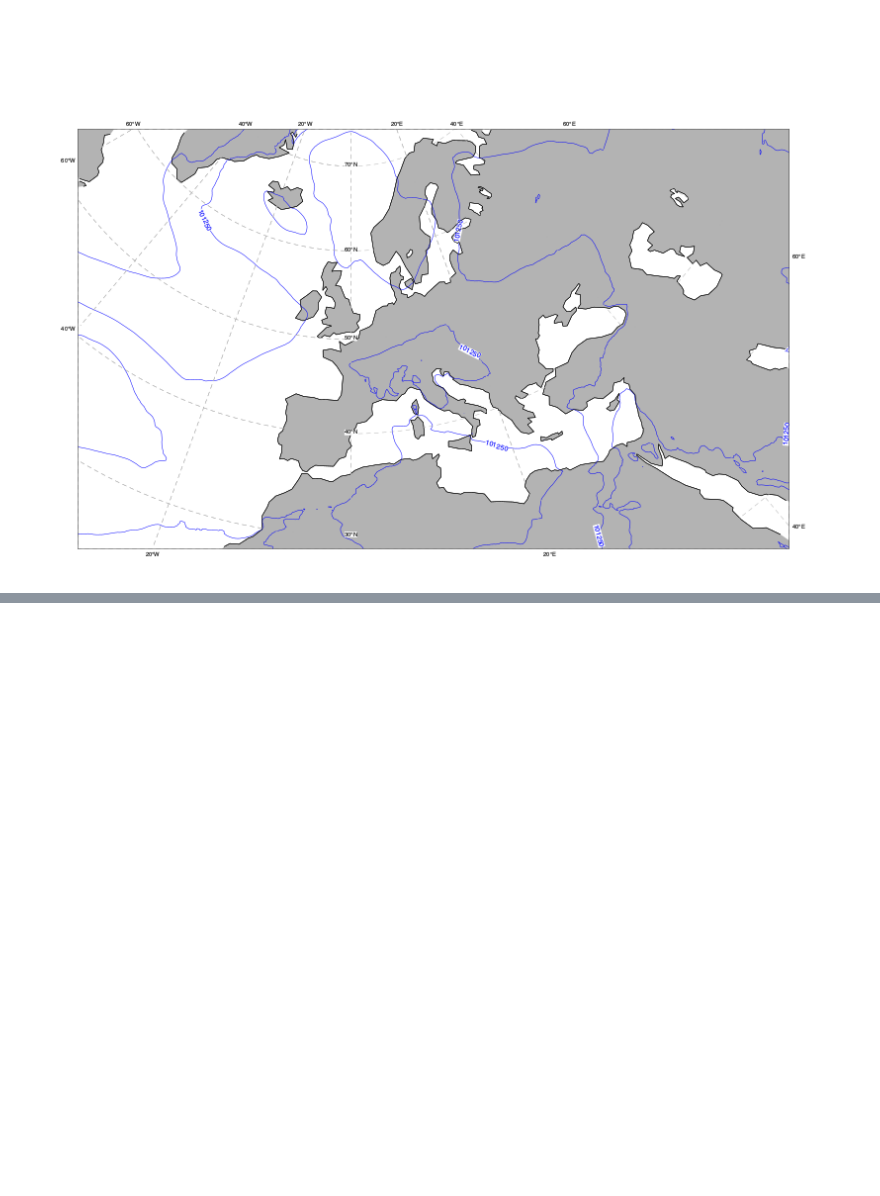
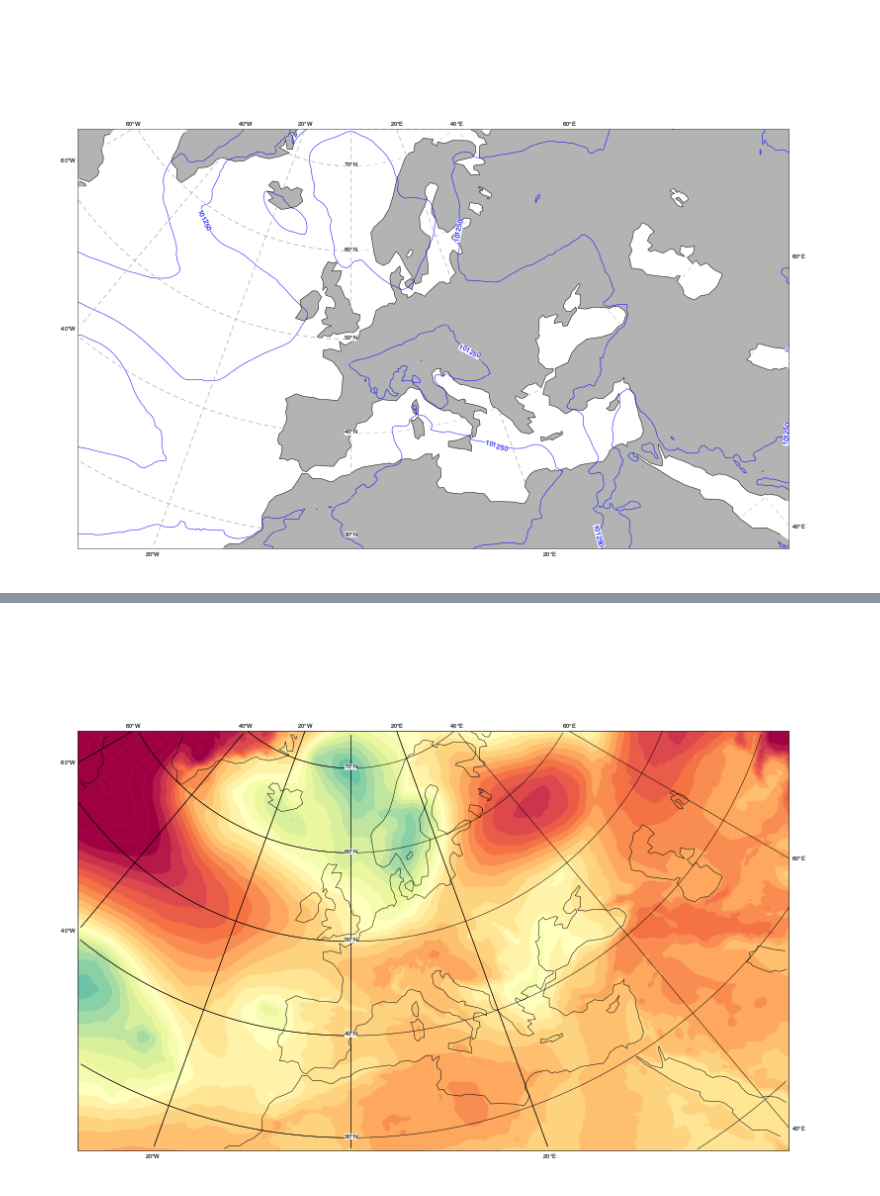
Before and after one commit to ecmwf/magpye, a Jupyter notebook: docs/notebooks/first-steps.ipynb, the cells around one changed output, grey strips where cells are left out. Drawn from its saved outputs; the diff is of its cells as text; code cells hidden in the pictures; blank space fills up the shorter version.

```diff
--- a/docs/notebooks/first-steps.ipynb
+++ b/docs/notebooks/first-steps.ipynb
@@ -98,0 +105,11 @@ geomap.show()
+# %%
+geomap = GeoMap(area_name='europe')
+
+
+geomap.contour_shaded("mslp.grib", preset='demo', legend=True)
+geomap.coastlines(preset='default')
+geomap.gridlines(preset='default')
+
+geomap.show()
+# %% [output]
+[figure, added]
```
Also changed, not shown: parts of 3 cells of this notebook, 1 other file.
